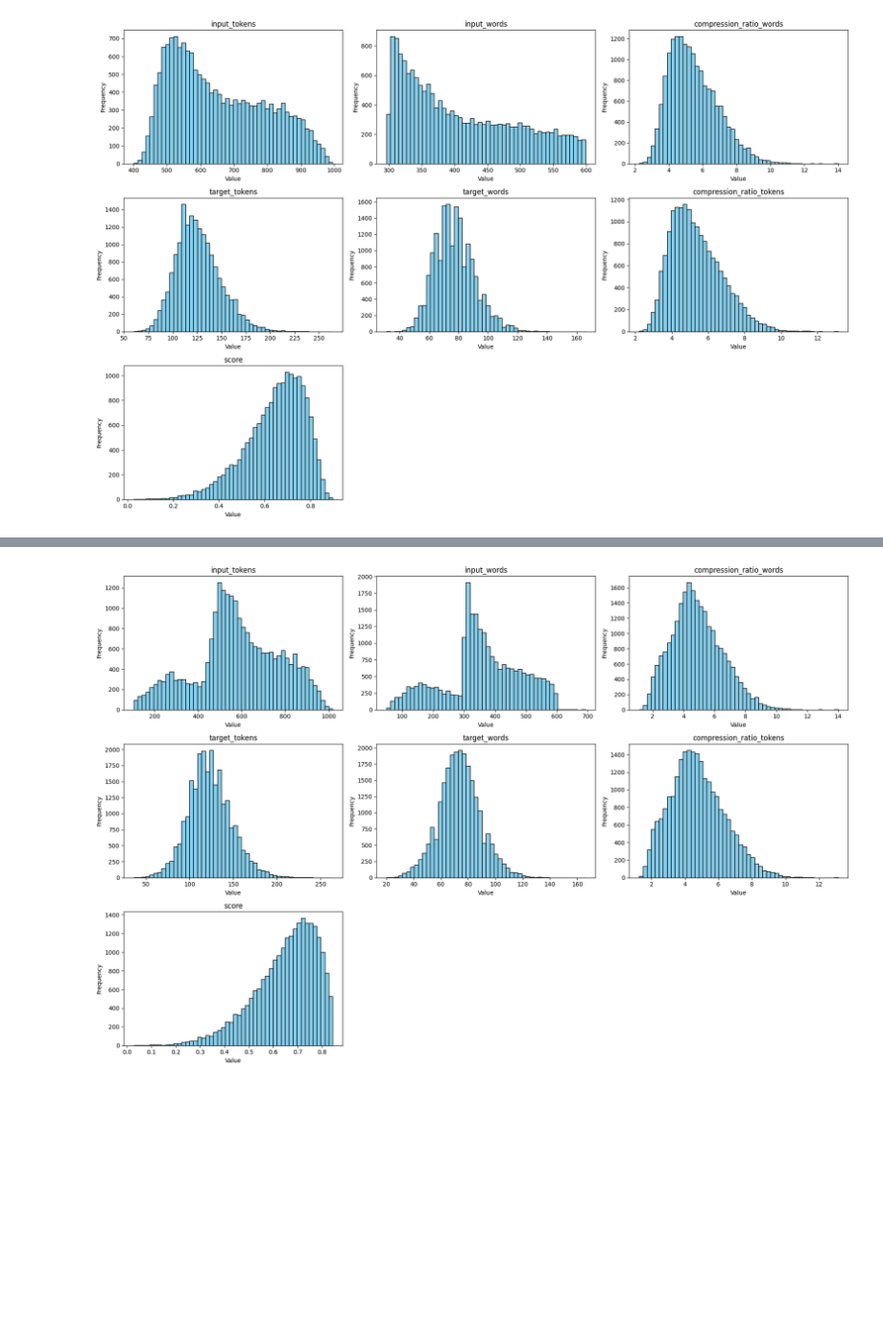
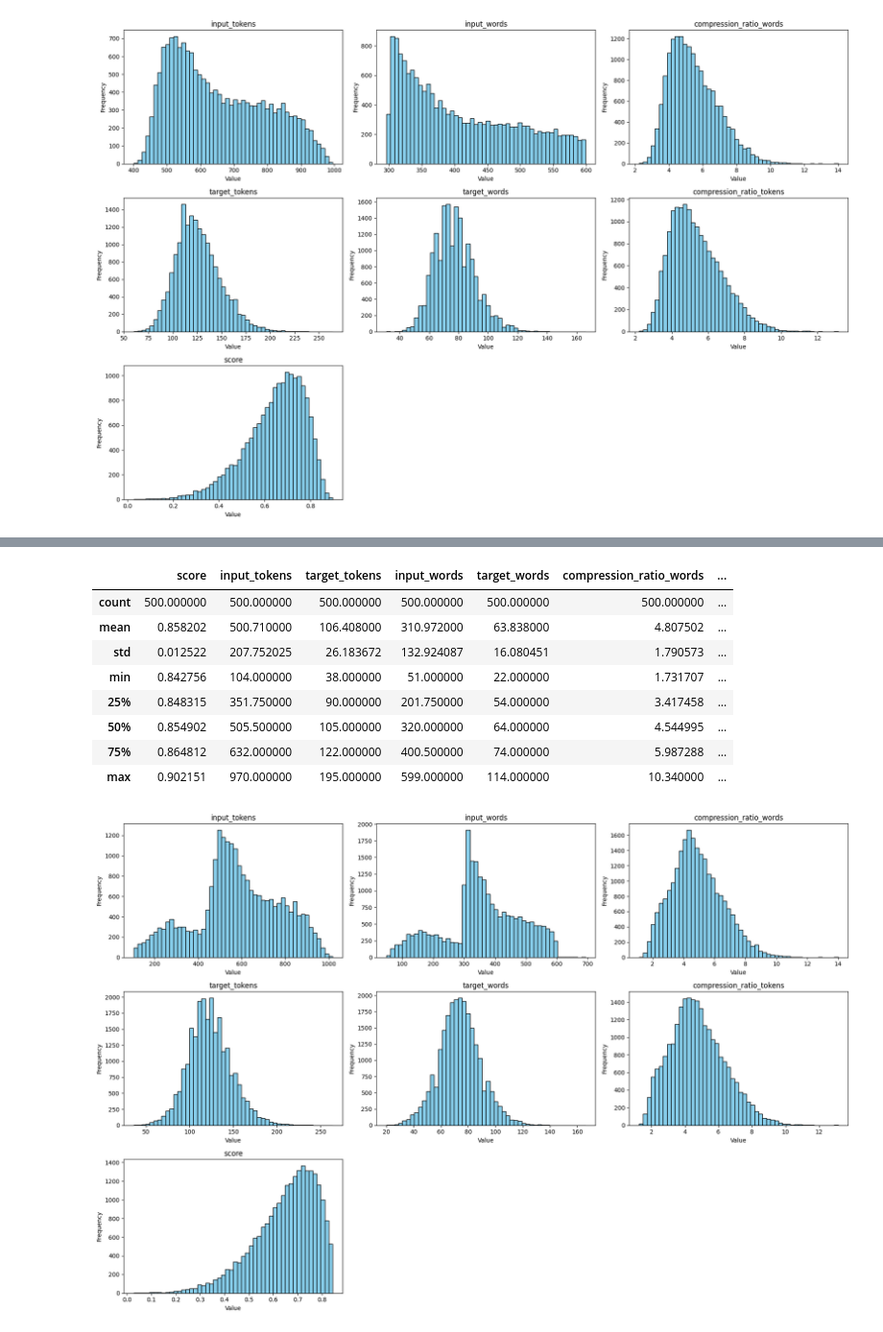
Before and after one commit to xendalm/vyzhimka, a Jupyter notebook: notebooks/datasets.ipynb, the cells around one changed output, grey strips where cells are left out. Shown at 96% size. Drawn from its saved outputs; the diff is of its cells as text; code cells hidden in the pictures; blank space fills up the shorter version.

```diff
--- a/notebooks/datasets.ipynb
+++ b/notebooks/datasets.ipynb
@@ -580,6 +622,18 @@ full_test.shape, full_train.shape
 from datasets import Dataset
 
 Dataset.from_pandas(full_test[['text', 'summary']], preserve_index=False).save_to_disk("../data/synth_test")
+# %%
+full_test.describe()
+# %% [output]
+|  | score | input_tokens | target_tokens | input_words | target_words | compression_ratio_words | ... |
+| count | 500.000000 | 500.000000 | 500.000000 | 500.000000 | 500.000000 | 500.000000 | ... |
+| mean | 0.858202 | 500.710000 | 106.408000 | 310.972000 | 63.838000 | 4.807502 | ... |
+| std | 0.012522 | 207.752025 | 26.183672 | 132.924087 | 16.080451 | 1.790573 | ... |
+| min | 0.842756 | 104.000000 | 38.000000 | 51.000000 | 22.000000 | 1.731707 | ... |
+| 25% | 0.848315 | 351.750000 | 90.000000 | 201.750000 | 54.000000 | 3.417458 | ... |
+| 50% | 0.854902 | 505.500000 | 105.000000 | 320.000000 | 64.000000 | 4.544995 | ... |
+| 75% | 0.864812 | 632.000000 | 122.000000 | 400.500000 | 74.000000 | 5.987288 | ... |
+| max | 0.902151 | 970.000000 | 195.000000 | 599.000000 | 114.000000 | 10.340000 | ... |
 # %%
 data_tools.plot_histograms(full_train, add_fields=["score"])
 # %% [output]
```
Also changed, not shown: parts of 24 cells of this notebook, 5 other files.
